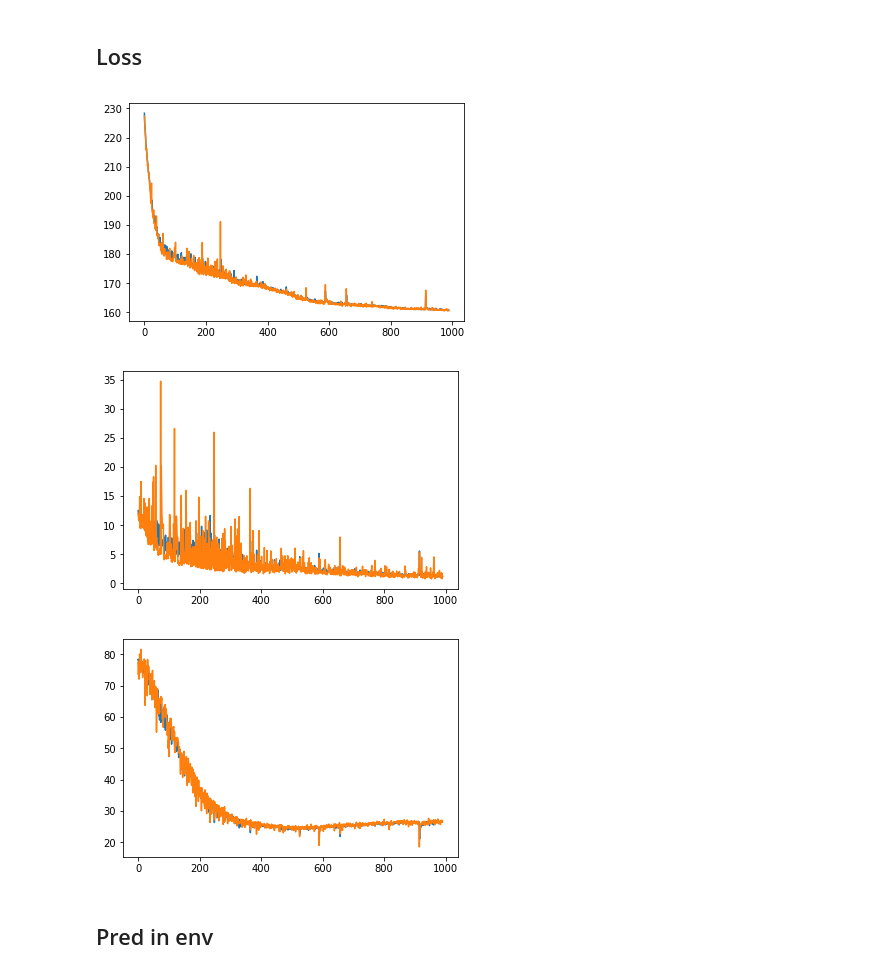
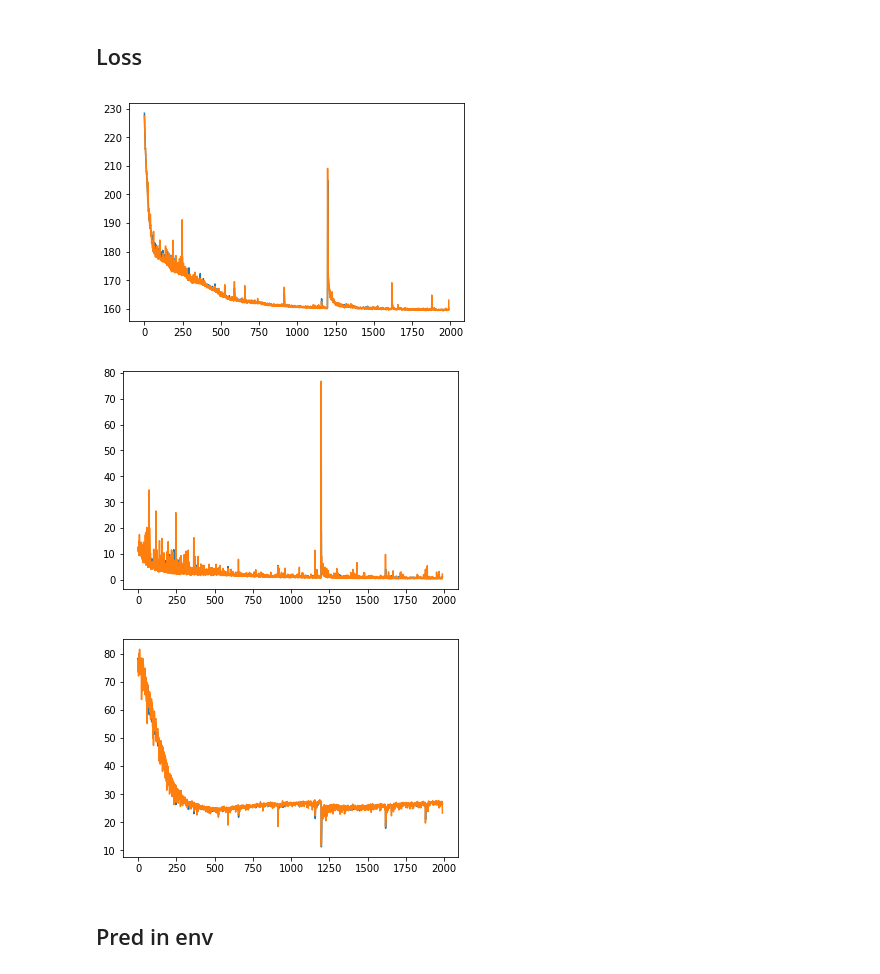
Before and after one commit to naruya/DSSM1d, a Jupyter notebook: eval.ipynb, the cells around one changed output. Drawn from its saved outputs; the diff is of its cells as text; code cells hidden in the pictures.

```diff
--- a/eval.ipynb
+++ b/eval.ipynb
@@ -4,21 +4,21 @@
 import matplotlib.pyplot as plt
 from utils import Extractor
 # %%
-ext = Extractor("./logzero/Feb26_06-08-58.txt")
+ext = Extractor("../logzero/Feb26_08-06-04.txt")
 
 plt.plot(ext("train", "x_loss")[10:])
 plt.plot(ext("test", "x_loss")[10:])
 plt.show()
 plt.plot(ext("train", "s_loss")[10:])
 plt.plot(ext("test", "s_loss")[10:])
 plt.show()
 plt.plot(ext("train", "s_aux_loss")[10:])
 plt.plot(ext("test", "s_aux_loss")[10:])
 plt.show()
 # %% [output]
-[figure, old version]
+[figure, new version]
-[figure, old version]
+[figure, new version]
-[figure, old version]
+[figure, new version]
 # %% [markdown]
 ## Pred in env
 # %%
```
Also changed, not shown: parts of 6 cells of this notebook.
